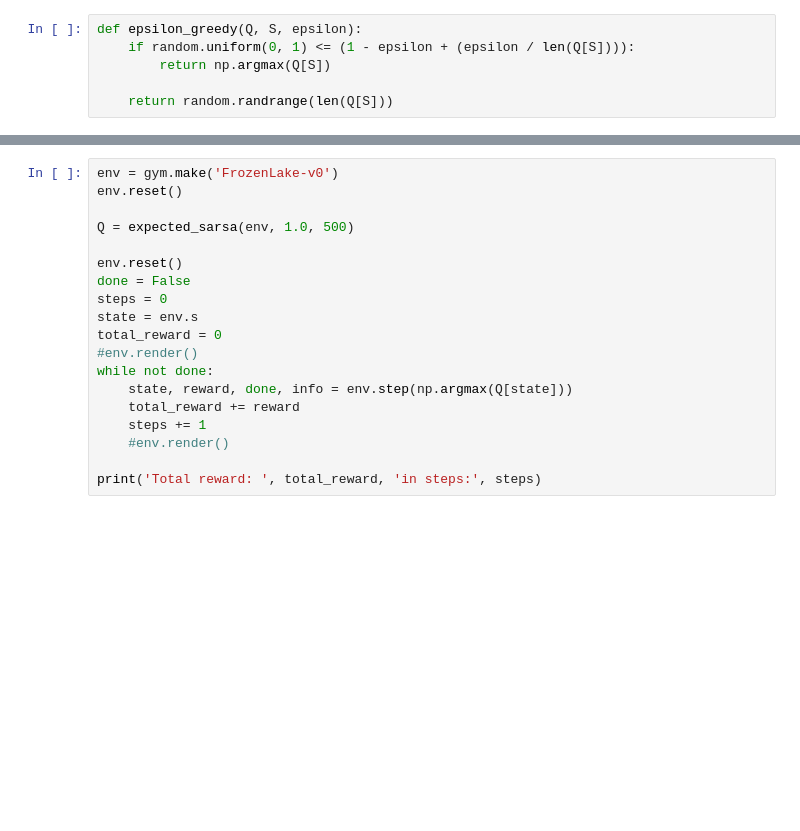
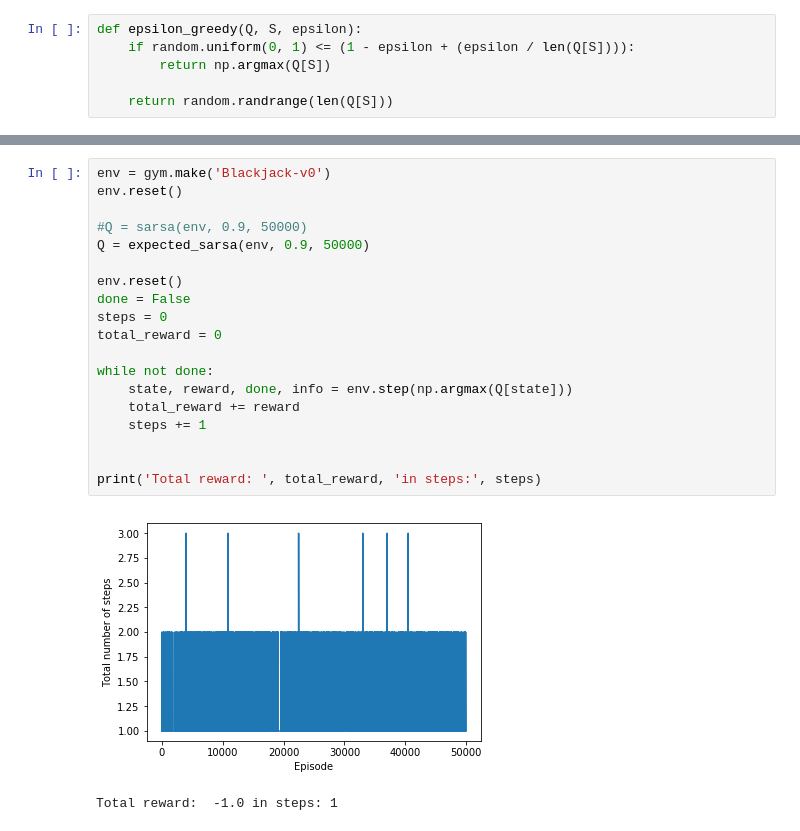
Before and after one commit to petroslikidis/RLCourse, a Jupyter notebook: sarsa.ipynb, the cells around one changed output, grey strips where cells are left out. Drawn from its saved outputs; the diff is of its cells as text; blank space fills up the shorter version.

```diff
--- a/sarsa.ipynb
+++ b/sarsa.ipynb
@@ -121,20 +126,23 @@ x  C  C  C  C  C  C  C  C  C  C  T
 Total reward:  -15 in steps: 15
 # %%
-env = gym.make('FrozenLake-v0')
+env = gym.make('Blackjack-v0')
 env.reset()
 
-Q = expected_sarsa(env, 1.0, 500)
+#Q = sarsa(env, 0.9, 50000)
+Q = expected_sarsa(env, 0.9, 50000)
 
 env.reset()
 done = False
 steps = 0
-state = env.s
 total_reward = 0
-#env.render()
+
 while not done:
     state, reward, done, info = env.step(np.argmax(Q[state]))
     total_reward += reward
     steps += 1
-    #env.render()
+
 
 print('Total reward: ', total_reward, 'in steps:', steps)
+# %% [output]
+[figure, added]
+Total reward:  -1.0 in steps: 1
```
Also changed, not shown: parts of 10 cells of this notebook.
